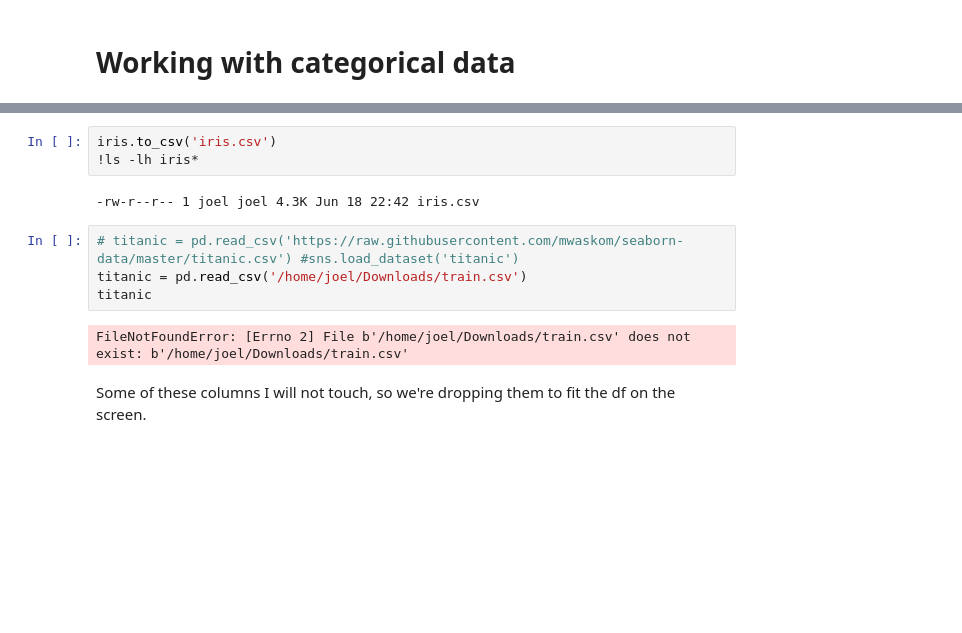
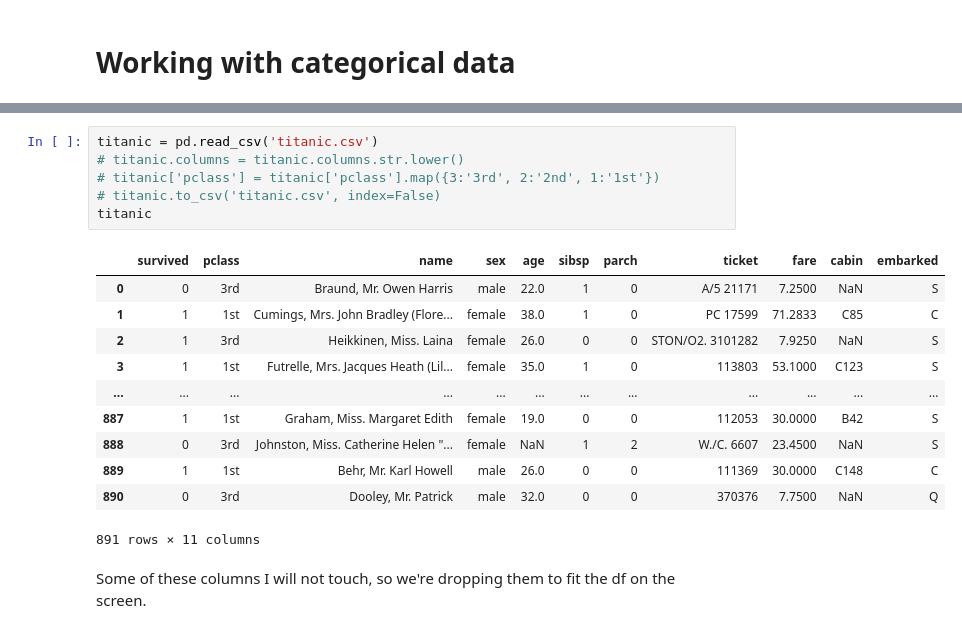
Before and after one commit to UofTCoders/workshops-dc-py, a Jupyter notebook: mds-seminar-apply-cat-str.ipynb, the cells around one changed output, grey strips where cells are left out. Cells and saved outputs as stored; diff of their text form; blank space fills up the shorter version.

```diff
--- a/mds-seminar-apply-cat-str.ipynb
+++ b/mds-seminar-apply-cat-str.ipynb
@@ -789,14 +577,21 @@ Note that memory usage is not the same as disk usage. Objects can take up additi
-# %%
-iris.to_csv('iris.csv')
-!ls -lh iris*
-# %% [output]
--rw-r--r-- 1 joel joel 4.3K Jun 18 22:42 iris.csv
-# %%
-# titanic = pd.read_csv('https://raw.githubusercontent.com/mwaskom/seaborn-data/master/titanic.csv') #sns.load_dataset('titanic')
-titanic = pd.read_csv('/home/joel/Downloads/train.csv')
-titanic
-# %% [output]
-FileNotFoundError: [Errno 2] File b'/home/joel/Downloads/train.csv' does not exist: b'/home/joel/Downloads/train.csv'
+# %%
+titanic = pd.read_csv('titanic.csv')
+# titanic.columns = titanic.columns.str.lower()
+# titanic['pclass'] = titanic['pclass'].map({3:'3rd', 2:'2nd', 1:'1st'})
+# titanic.to_csv('titanic.csv', index=False)
+titanic
+# %% [output]
+|  | survived | pclass | name | sex | age | sibsp | parch | ticket | fare | cabin | embarked |
+| 0 | 0 | 3rd | Braund, Mr. Owen Harris | male | 22.0 | 1 | 0 | A/5 21171 | 7.2500 | NaN | S |
+| 1 | 1 | 1st | Cumings, Mrs. John Bradley (Flore... | female | 38.0 | 1 | 0 | PC 17599 | 71.2833 | C85 | C |
+| 2 | 1 | 3rd | Heikkinen, Miss. Laina | female | 26.0 | 0 | 0 | STON/O2. 3101282 | 7.9250 | NaN | S |
+| 3 | 1 | 1st | Futrelle, Mrs. Jacques Heath (Lil... | female | 35.0 | 1 | 0 | 113803 | 53.1000 | C123 | S |
+| ... | ... | ... | ... | ... | ... | ... | ... | ... | ... | ... | ... |
+| 887 | 1 | 1st | Graham, Miss. Margaret Edith | female | 19.0 | 0 | 0 | 112053 | 30.0000 | B42 | S |
+| 888 | 0 | 3rd | Johnston, Miss. Catherine Helen "... | female | NaN | 1 | 2 | W./C. 6607 | 23.4500 | NaN | S |
+| 889 | 1 | 1st | Behr, Mr. Karl Howell | male | 26.0 | 0 | 0 | 111369 | 30.0000 | C148 | C |
+| 890 | 0 | 3rd | Dooley, Mr. Patrick | male | 32.0 | 0 | 0 | 370376 | 7.7500 | NaN | Q |
+891 rows × 11 columns
 # %% [markdown]
 Some of these columns I will not touch, so we're dropping them to fit the df on the screen.
 # %%
```
Also changed, not shown: parts of 212 cells of this notebook, 1 other file.
